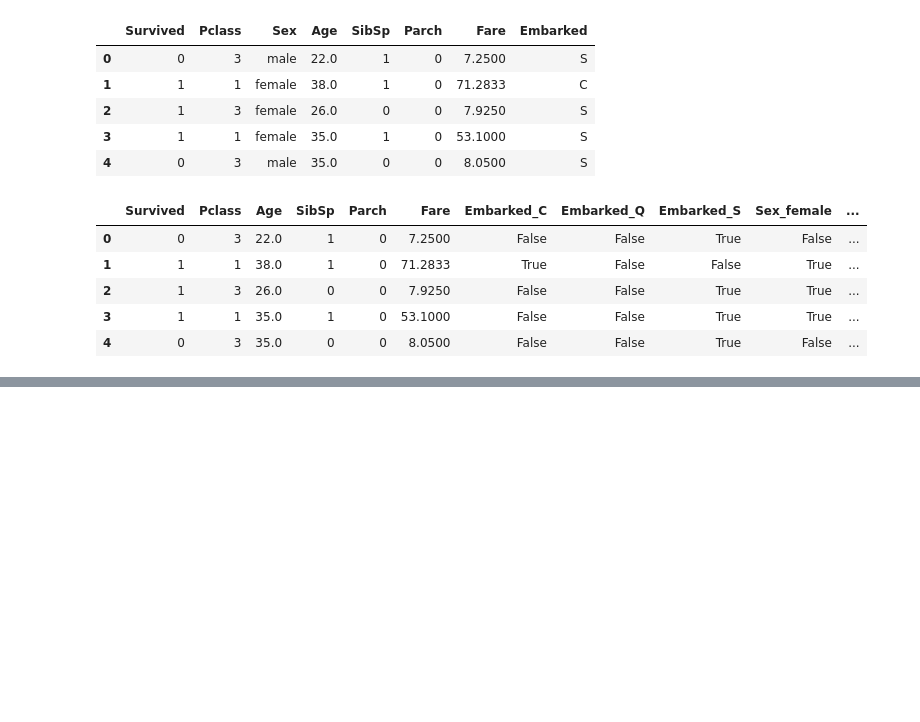
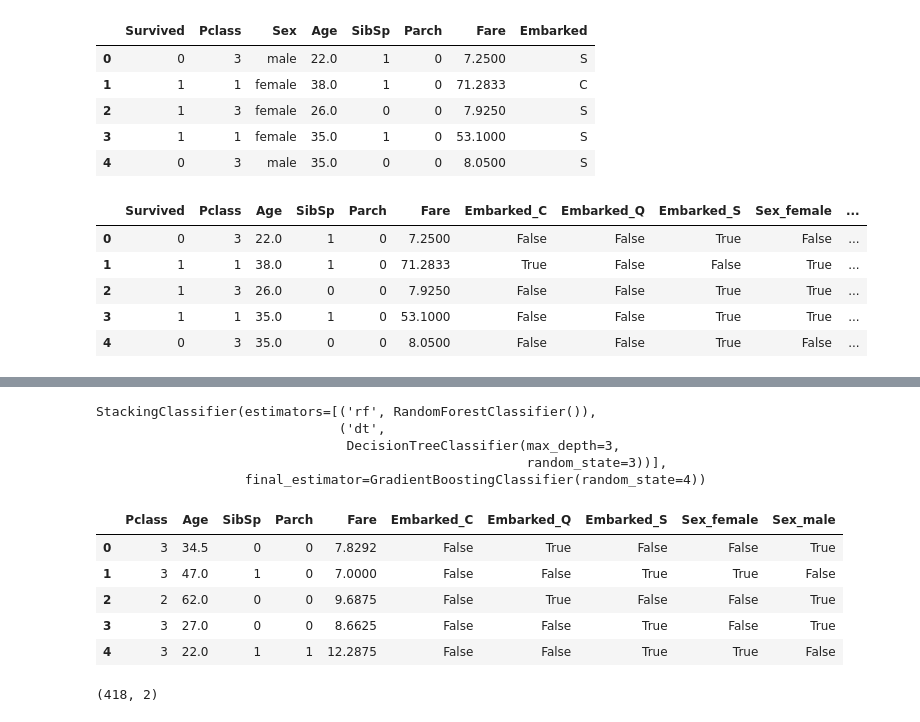
Before and after one commit to hanzalakhan010/Kaggle_competitions, a Jupyter notebook: titanic/model.ipynb, the cells around one changed output, grey strips where cells are left out. Drawn from its saved outputs; the diff is of its cells as text; code cells hidden in the pictures; blank space fills up the shorter version.

```diff
--- a/titanic/model.ipynb
+++ b/titanic/model.ipynb
@@ -43,0 +46,20 @@ Name: Survived, dtype: int64
+# %%
+model.fit(X,y)
+# %% [output]
+StackingClassifier(estimators=[('rf', RandomForestClassifier()),
+                               ('dt',
+                                DecisionTreeClassifier(max_depth=3,
+                                                       random_state=3))],
+                   final_estimator=GradientBoostingClassifier(random_state=4))
+# %%
+df_test_ = pd.read_csv('./test.csv')
+df_test = df_test_.drop(columns=["Ticket",'Cabin','PassengerId',"Name"])
+df_test = pd.get_dummies(df_test,columns=['Embarked',"Sex"])
+df_test.head()
+# %% [output]
+|  | Pclass | Age | SibSp | Parch | Fare | Embarked_C | Embarked_Q | Embarked_S | Sex_female | Sex_male |
+| 0 | 3 | 34.5 | 0 | 0 | 7.8292 | False | True | False | False | True |
+| 1 | 3 | 47.0 | 1 | 0 | 7.0000 | False | False | True | True | False |
+| 2 | 2 | 62.0 | 0 | 0 | 9.6875 | False | True | False | False | True |
+| 3 | 3 | 27.0 | 0 | 0 | 8.6625 | False | False | True | False | True |
+| 4 | 3 | 22.0 | 1 | 1 | 12.2875 | False | False | True | True | False |
@@ -43,0 +72,4 @@ Name: Survived, dtype: int64
+# %%
+df_final.shape
+# %% [output]
+(418, 2)
```
Also changed, not shown: parts of 7 cells of this notebook, 2 other files.
